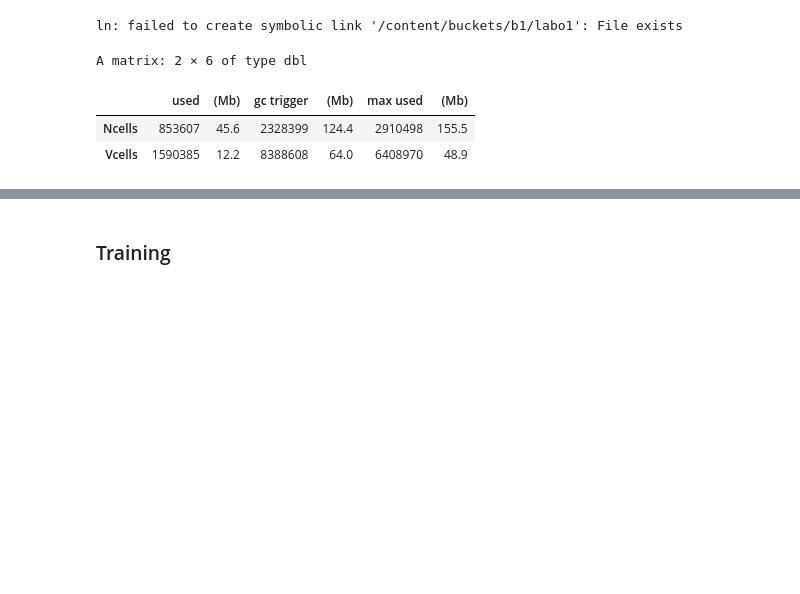
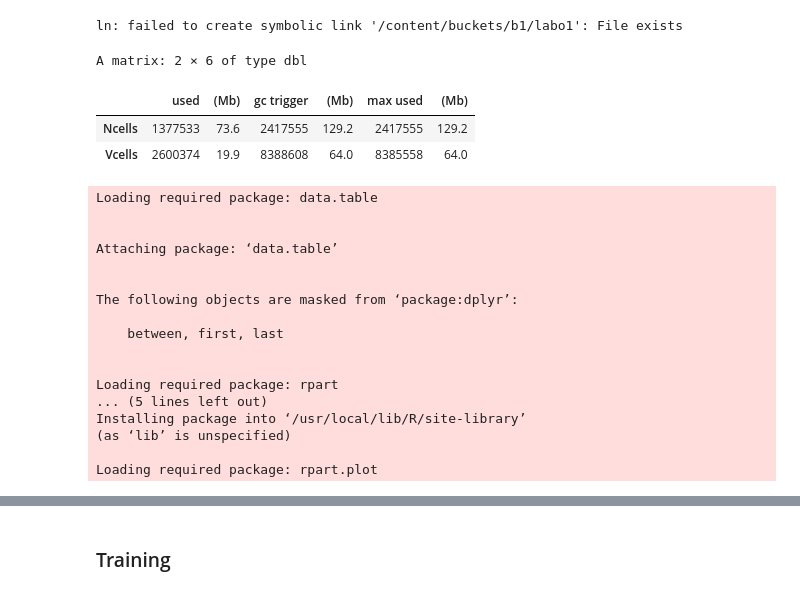
Before and after one commit to orcorsetti/labo2025v, a Jupyter notebook: src/rpart/102_FinalTrain_Ganancia.ipynb, the cells around one changed output, grey strips where cells are left out. Drawn from its saved outputs; the diff is of its cells as text; code cells hidden in the pictures; blank space fills up the shorter version.

```diff
--- a/src/rpart/102_FinalTrain_Ganancia.ipynb
+++ b/src/rpart/102_FinalTrain_Ganancia.ipynb
@@ -79,12 +79,35 @@ ln: failed to create symbolic link '/content/buckets/b1/labo1': File exists
 # %%
 # limpio la memoria
 rm(list=ls(all.names=TRUE)) # remove all objects
 gc(full=TRUE, verbose=FALSE) # garbage collection
+
+# cargo las librerias que necesito
+require("data.table")
+require("rpart")
+if (!require("rpart.plot")) install.packages("rpart.plot")
+require("rpart.plot")
 # %% [output]
 A matrix: 2 × 6 of type dbl
 |  | used | (Mb) | gc trigger | (Mb) | max used | (Mb) |
-| Ncells | 853607 | 45.6 | 2328399 | 124.4 | 2910498 | 155.5 |
-| Vcells | 1590385 | 12.2 | 8388608 | 64.0 | 6408970 | 48.9 |
+| Ncells | 1377533 | 73.6 | 2417555 | 129.2 | 2417555 | 129.2 |
+| Vcells | 2600374 | 19.9 | 8388608 | 64.0 | 8385558 | 64.0 |
+Loading required package: data.table
+
+
+Attaching package: ‘data.table’
+
+
+The following objects are masked from ‘package:dplyr’:
+
+    between, first, last
+
+
+Loading required package: rpart
+... (5 lines left out)
+Installing package into ‘/usr/local/lib/R/site-library’
+(as ‘lib’ is unspecified)
+
+Loading required package: rpart.plot
 # %%
 id  <- "1c1ZlJ2szjDRPwzKSvM2pWWb7N4a-ltYz"
 url <- sprintf("https://docs.google.com/uc?id=%s&export=download", id)
```
Also changed, not shown: parts of 3 cells of this notebook.
